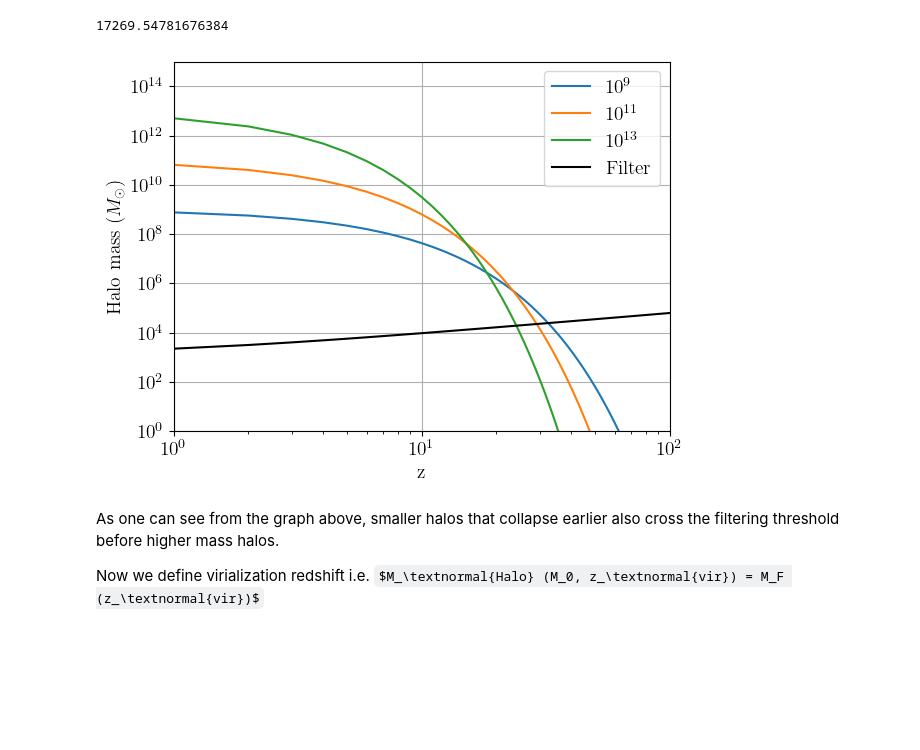
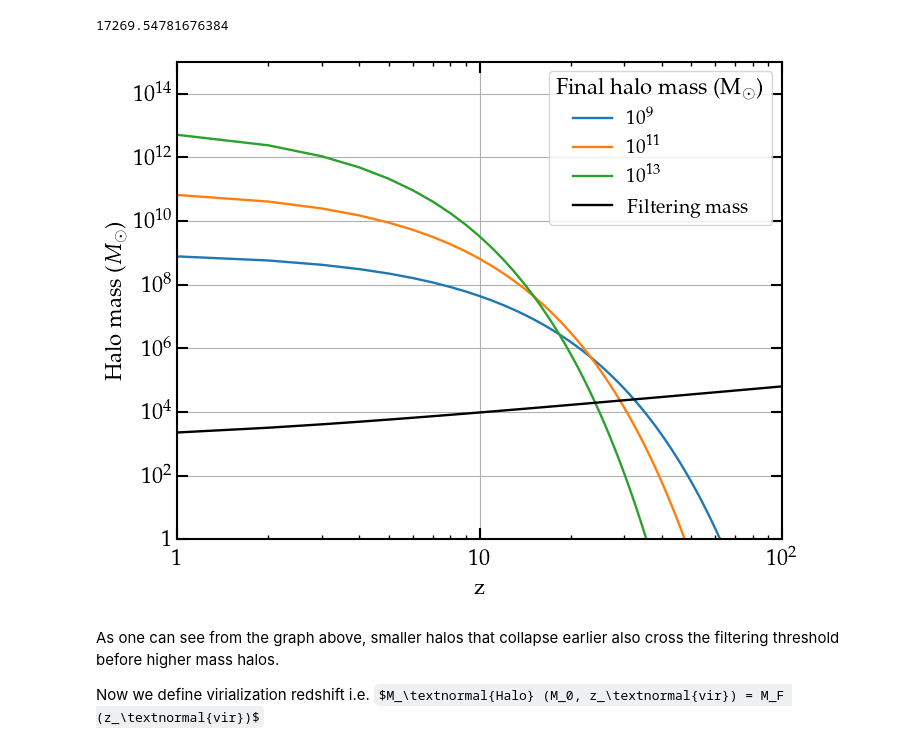
Before and after one commit to yash-aggarwal-17/AxionDCBH, a Jupyter notebook: AxionDCBH.ipynb, the cells around one changed output. Saved outputs shown, nothing was run; the diff lists cells and outputs as text; code cells hidden in the pictures; some formulas as TeX source; blank space fills up the shorter version.

```diff
--- a/AxionDCBH.ipynb
+++ b/AxionDCBH.ipynb
@@ -36,11 +41,3 @@ import pandas as pd
-# %%
-# Set parameters for plots
-plt.rcParams.update({
-    "text.usetex": True,
-    "font.family": "arial",
-    "font.serif": ["Computer Modern Roman"],
-    'font.size': 14
-})
 # %%
 print(matplotlib.__version__)
 # %% [output]
@@ -47,0 +50,6 @@ print(matplotlib.__version__)
+# %%
+# Get the default color cycle
+default_colors = plt.rcParams['axes.prop_cycle'].by_key()['color']
+
+# Print the colors
+print(default_colors)
@@ -431,24 +465,28 @@ filter_mass(21)
 # %%
 # Plot histories for a few final halo masses: 1e+9, 1e+11.5, 1e+14
 z_list=np.arange(0,101)
 
-plt.figure()
+plt.figure(figsize=(7.8, 6.2))
+
 plt.plot(z_list, MAH(1e+9,z_list), label=r'$10^{9}$')
 plt.plot(z_list, MAH(1e+11,z_list), label=r'$10^{11}$')
 plt.plot(z_list, MAH(1e+13,z_list), label=r'$10^{13}$')
-plt.plot(z_list, filter_mass(z_list), label='Filter', color='black')
+plt.plot(z_list, filter_mass(z_list), label='Filtering mass', color='black')
 
 plt.yscale('log')
 plt.xscale('log')
 plt.xlabel('z')
 plt.ylabel(r'Halo mass ($M_\odot$)')
 plt.xlim(1,100)
 plt.ylim(1,1e+15)
 plt.grid()
-plt.legend()
+plt.legend(title = r'Final halo mass (M$_\odot$)')
+
+plt.savefig('./plots/MAH.pdf', format='pdf', dpi=300, bbox_inches='tight')
+
 plt.show()
 # %% [output]
-[figure, old version]
+[figure, new version]
 # %% [markdown]
 As one can see from the graph above, smaller halos that collapse earlier also cross the filtering threshold before higher mass halos.
 
```
Also changed, not shown: parts of 74 cells of this notebook.
